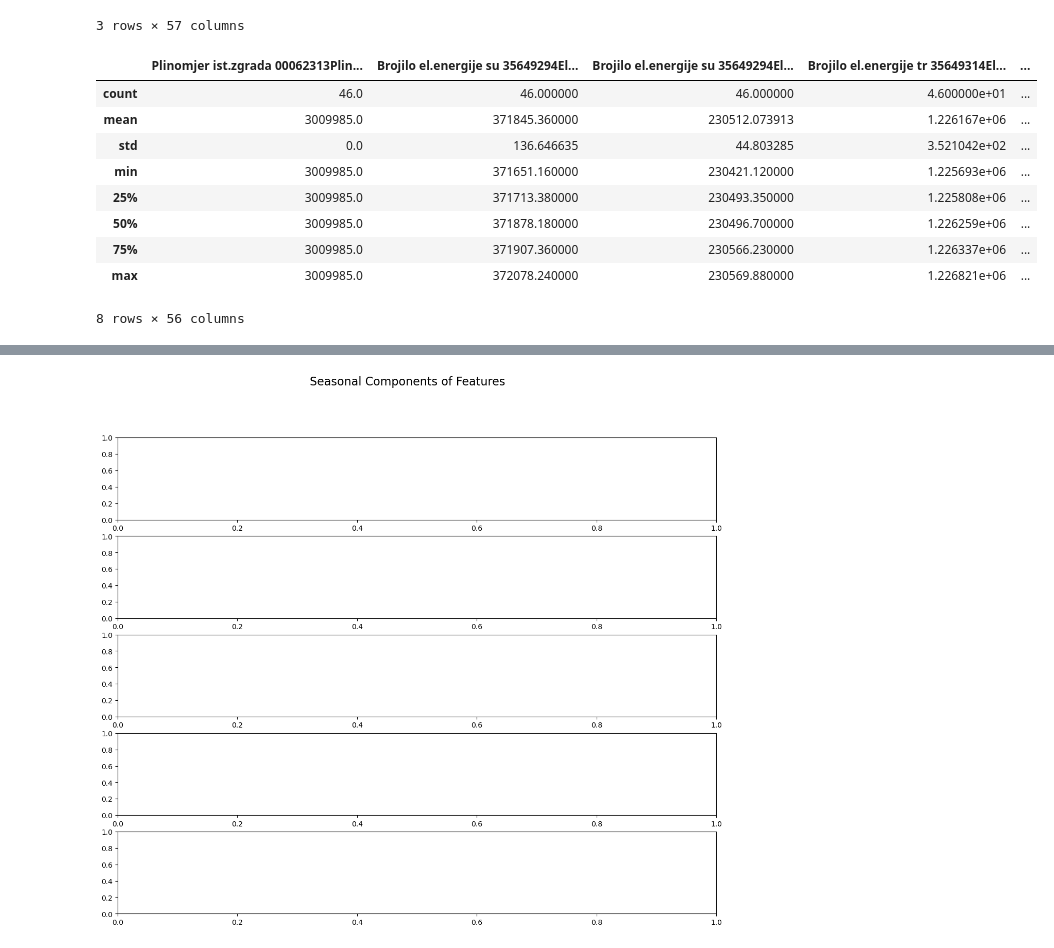
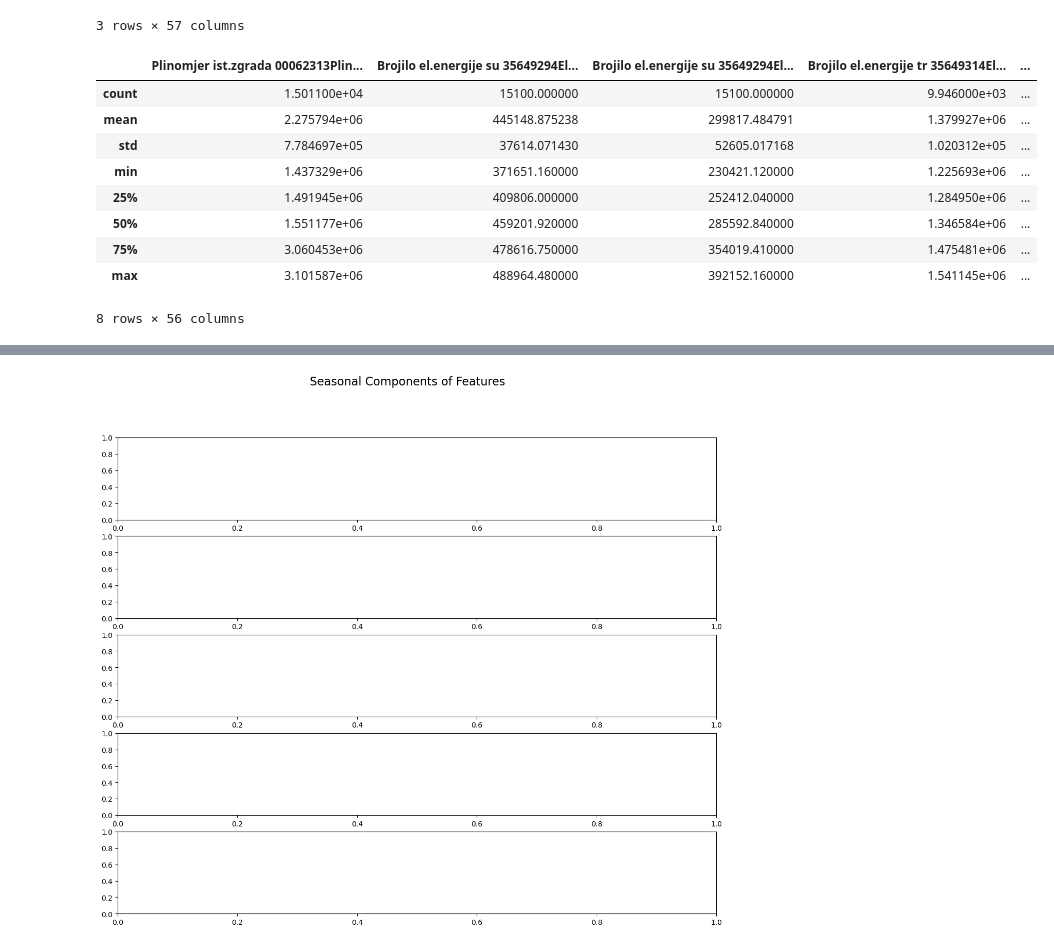
Before and after one commit to ehlimana/EMS, a Jupyter notebook: Creating features.ipynb, the cells around one changed output, grey strips where cells are left out. Cells and saved outputs as stored; diff of their text form; code cells hidden in the pictures.

```diff
--- a/Creating features.ipynb
+++ b/Creating features.ipynb
@@ -30,15 +30,15 @@ file['Kvartal'] =file['Datum i vrijeme'].dt.quarter
 file['Dan u godini'] =file['Datum i vrijeme'].dt.dayofyear
 file['Dan u mjesecu'] = file['Datum i vrijeme'].dt.day
 # %%
-file[:46].describe()
+file.describe()
 # %% [output]
 |  | Plinomjer ist.zgrada 00062313Plin... | Brojilo el.energije su 35649294El... | Brojilo el.energije su 35649294El... | Brojilo el.energije tr 35649314El... | ... |
-| count | 46.0 | 46.000000 | 46.000000 | 4.600000e+01 | ... |
-| mean | 3009985.0 | 371845.360000 | 230512.073913 | 1.226167e+06 | ... |
-| std | 0.0 | 136.646635 | 44.803285 | 3.521042e+02 | ... |
-| min | 3009985.0 | 371651.160000 | 230421.120000 | 1.225693e+06 | ... |
-| 25% | 3009985.0 | 371713.380000 | 230493.350000 | 1.225808e+06 | ... |
-| 50% | 3009985.0 | 371878.180000 | 230496.700000 | 1.226259e+06 | ... |
-| 75% | 3009985.0 | 371907.360000 | 230566.230000 | 1.226337e+06 | ... |
-| max | 3009985.0 | 372078.240000 | 230569.880000 | 1.226821e+06 | ... |
+| count | 1.501100e+04 | 15100.000000 | 15100.000000 | 9.946000e+03 | ... |
+| mean | 2.275794e+06 | 445148.875238 | 299817.484791 | 1.379927e+06 | ... |
+| std | 7.784697e+05 | 37614.071430 | 52605.017168 | 1.020312e+05 | ... |
+| min | 1.437329e+06 | 371651.160000 | 230421.120000 | 1.225693e+06 | ... |
+| 25% | 1.491945e+06 | 409806.000000 | 252412.040000 | 1.284950e+06 | ... |
+| 50% | 1.551177e+06 | 459201.920000 | 285592.840000 | 1.346584e+06 | ... |
+| 75% | 3.060453e+06 | 478616.750000 | 354019.410000 | 1.475481e+06 | ... |
+| max | 3.101587e+06 | 488964.480000 | 392152.160000 | 1.541145e+06 | ... |
 8 rows × 56 columns
```
Also changed, not shown: parts of 65 cells of this notebook, 2 other files.
